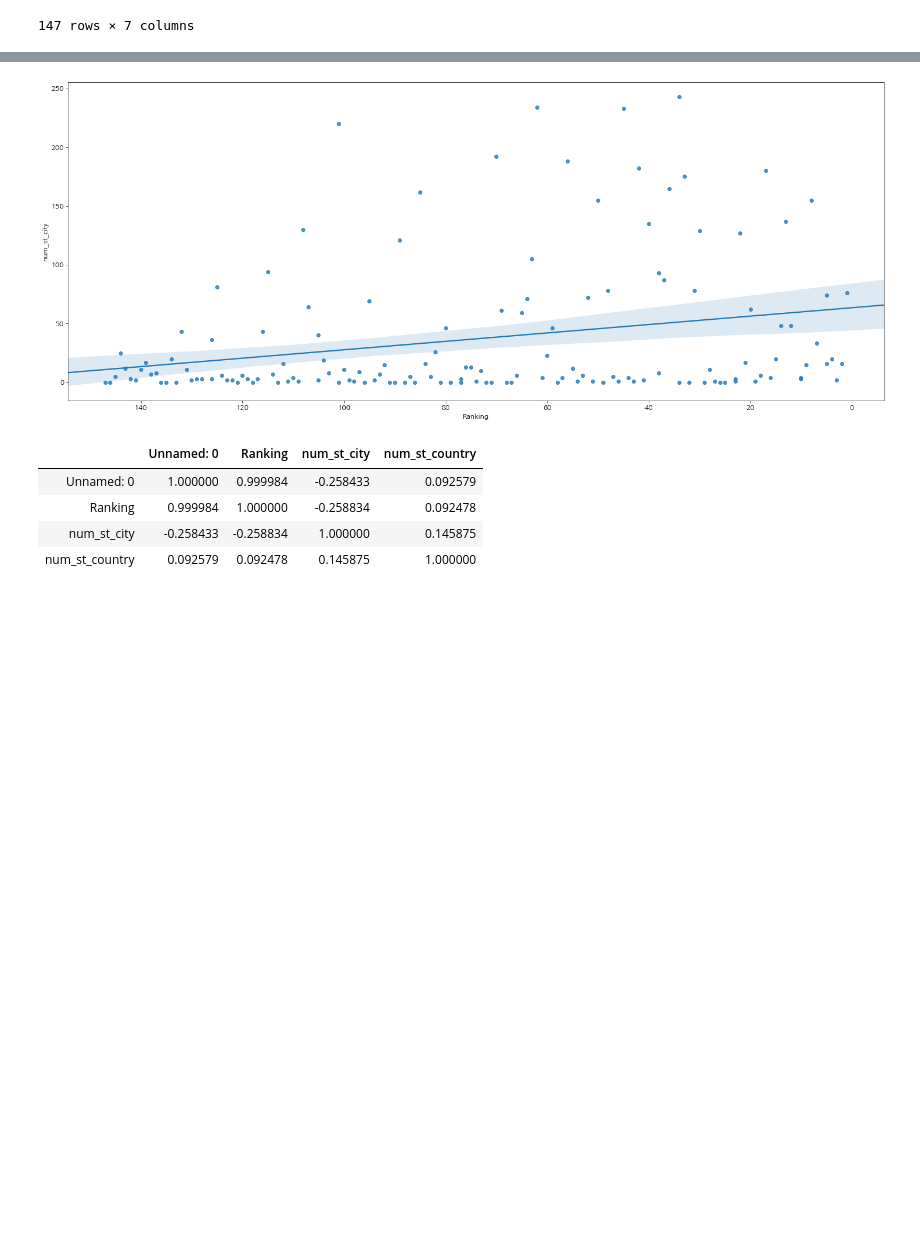
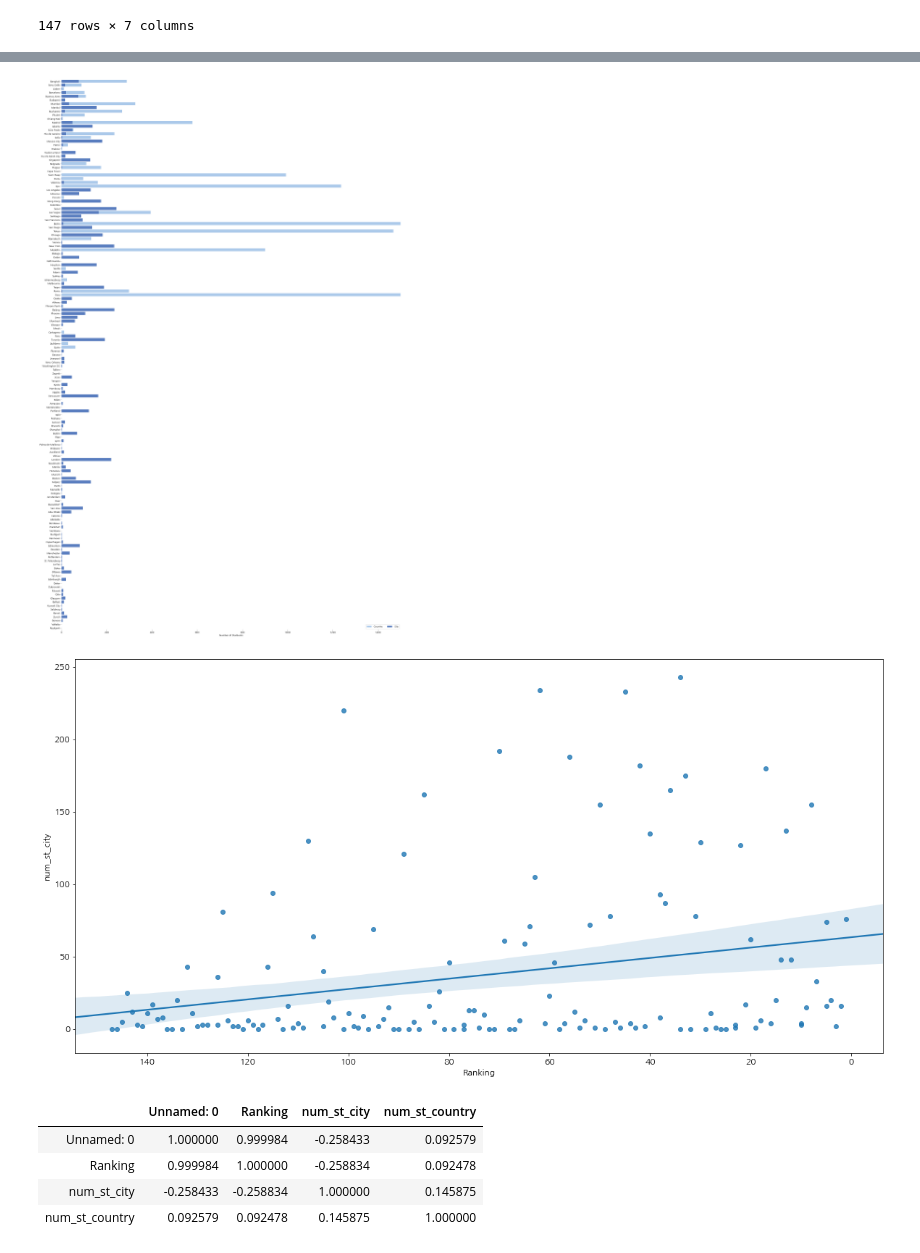
Before and after one commit to kwak-dong-su/data-crawling, a Jupyter notebook: data03/Starbucks_in_Workation_visualization.ipynb, the cells around one changed output, grey strips where cells are left out. Saved outputs shown, nothing was run; the diff lists cells and outputs as text; code cells hidden in the pictures; blank space fills up the shorter version.

```diff
--- a/data03/Starbucks_in_Workation_visualization.ipynb
+++ b/data03/Starbucks_in_Workation_visualization.ipynb
@@ -93,6 +93,25 @@ sns.barplot(x='code', y='num_st_city', data=bc_st)
+# %%
+# Initialize the matplotlib figure
+f, ax = plt.subplots(figsize=(30, 50))
+
+
+sns.set_color_codes("pastel")
+sns.barplot(x="num_st_country", y="Country", data=bc_st, label="Country", color="b")
+
+sns.set_color_codes("muted")
+sns.barplot(x="num_st_city", y="City", data=bc_st,
+            label="City", color="b")
+
+ax.legend(ncol=2, loc="lower right", frameon=True)
+ax.set(xlim=(0, 1500), ylabel="",
+       xlabel="Number of Starbucks")
+sns.despine(left=True, bottom=True)
+# %% [output]
+[figure, added]
 # %%
+plt.rcParams["figure.figsize"]=(20,10)
 sns.regplot(x='Ranking', y='num_st_city', data=bc_st, fit_reg=True).invert_xaxis()
 #일하기 좋은 도시의 랭킹(x축) 별 스타벅스 매장 수(y축)
 # %% [output]
-[figure, old version]
+[figure, new version]
 # %%
```
Also changed, not shown: parts of 8 cells of this notebook, 16 other files.
